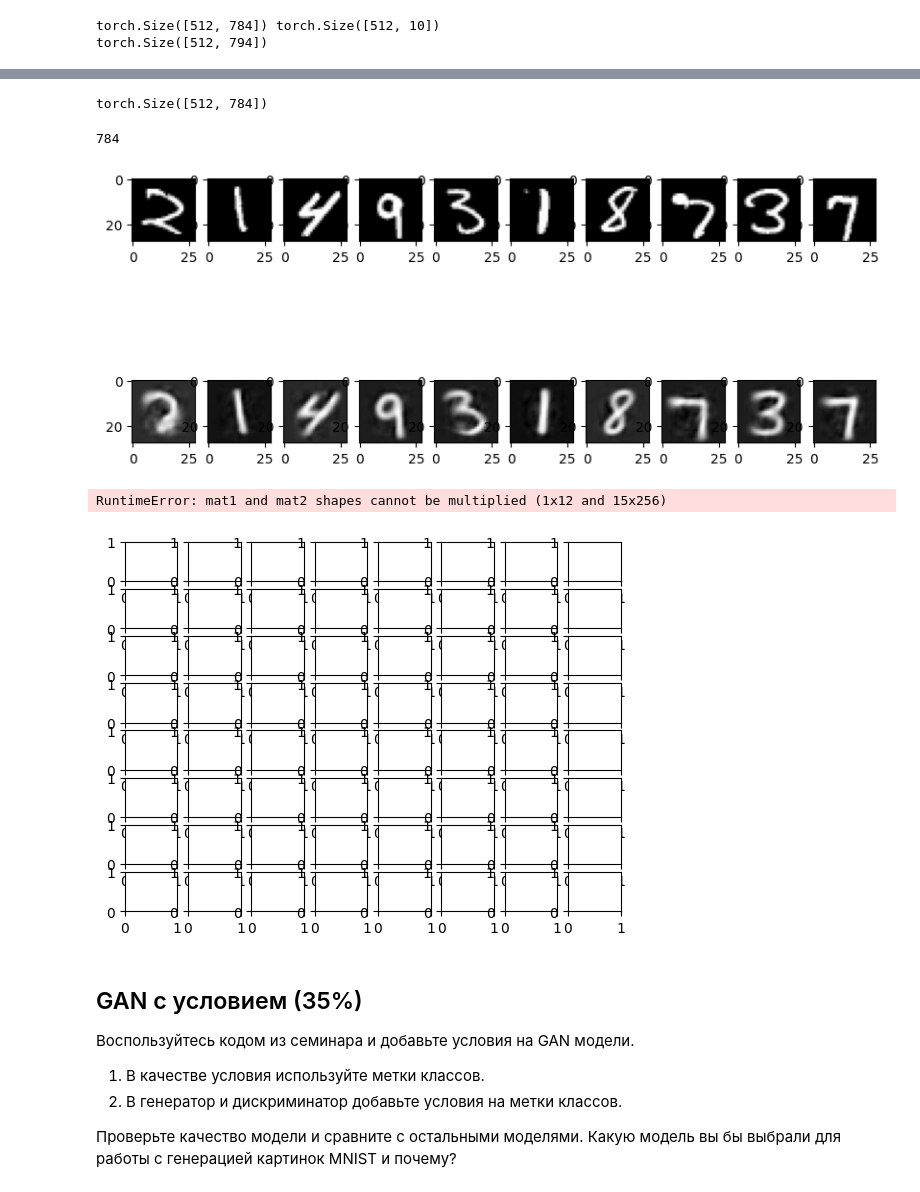
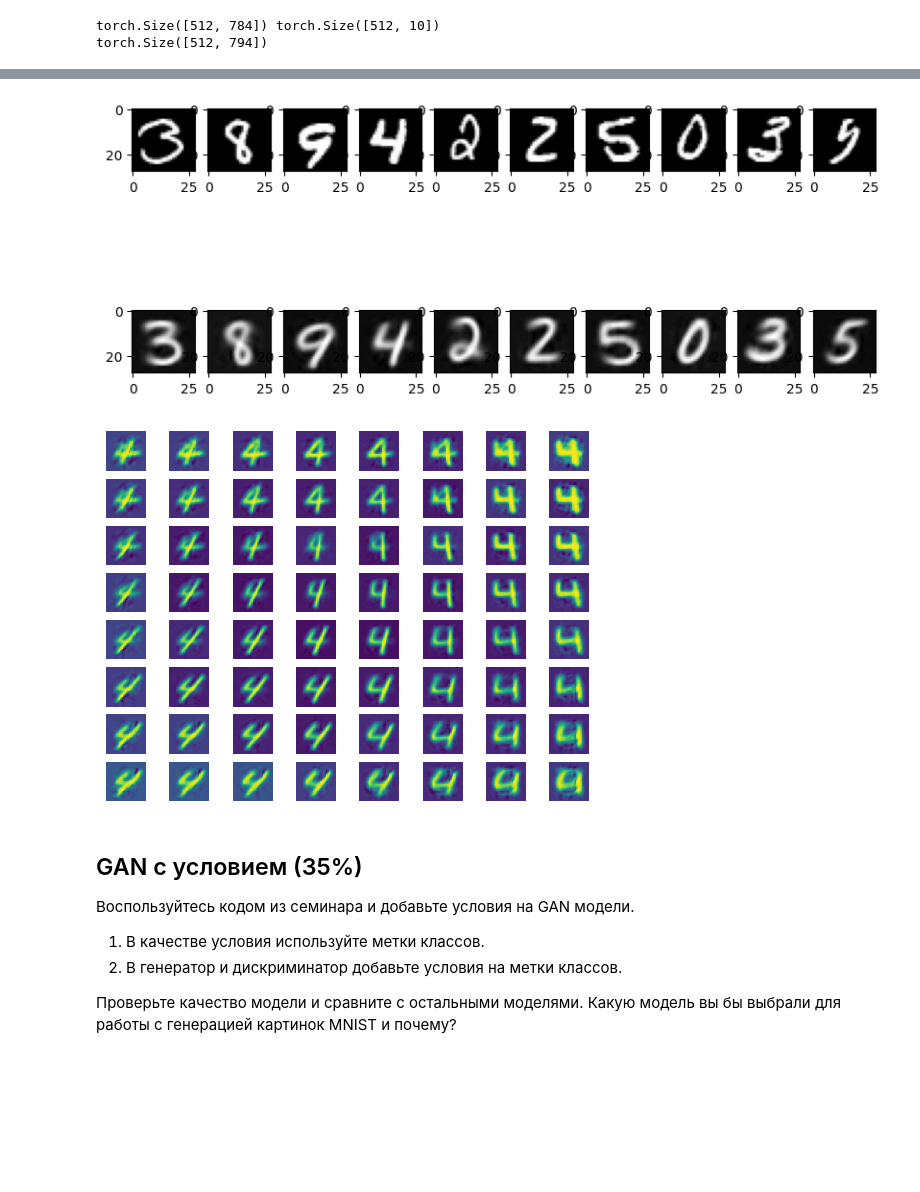
Before and after one commit to Ansi4Ansi/kaggle_repo, a Jupyter notebook: hw08/ML_B2C_2024_Q2_|_HW08_ML_generative_ai_clean.ipynb, the cells around one changed output, grey strips where cells are left out. Drawn from its saved outputs; the diff is of its cells as text; code cells hidden in the pictures; blank space fills up the shorter version.

```diff
--- a/hw08/ML_B2C_2024_Q2_|_HW08_ML_generative_ai_clean.ipynb
+++ b/hw08/ML_B2C_2024_Q2_|_HW08_ML_generative_ai_clean.ipynb
@@ -330,13 +343,3 @@ Epoch 4, Loss: 16746.505298371012
-# %%
-images, labels = next(iter(trainloader))
-#images = images.to("cuda")
-outputs = model(images, labels)
-# %%
-print(outputs[0].shape)
-28*28
-# %% [output]
-torch.Size([512, 784])
-784
 # %%
 import matplotlib.pyplot as plt
 
@@ -353,7 +356,7 @@ with torch.no_grad():
         plt.imshow(outputs[0][i].reshape(28, 28).detach().cpu(), cmap='gray')
     plt.show()
 # %% [output]
-[figure, old version]
+[figure, new version]
 # %%
 def plot_reconstructed(model, r0=(-3, 3), r1=(-3, 3),
                              n=8, number=2):
@@ -375,10 +378,9 @@ def plot_reconstructed(model, r0=(-3, 3), r1=(-3, 3),
             axs[i, j].axis('off')
     plt.show()
 # %%
-plot_reconstructed(model, hidden_dim = 5)
+plot_reconstructed(model, number=4)
 # %% [output]
-RuntimeError: mat1 and mat2 shapes cannot be multiplied (1x12 and 15x256)
-[figure, old version]
+[figure, new version]
 # %% [markdown]
 ## GAN с условием (35%)
 
```
Also changed, not shown: parts of 1 cell of this notebook.
